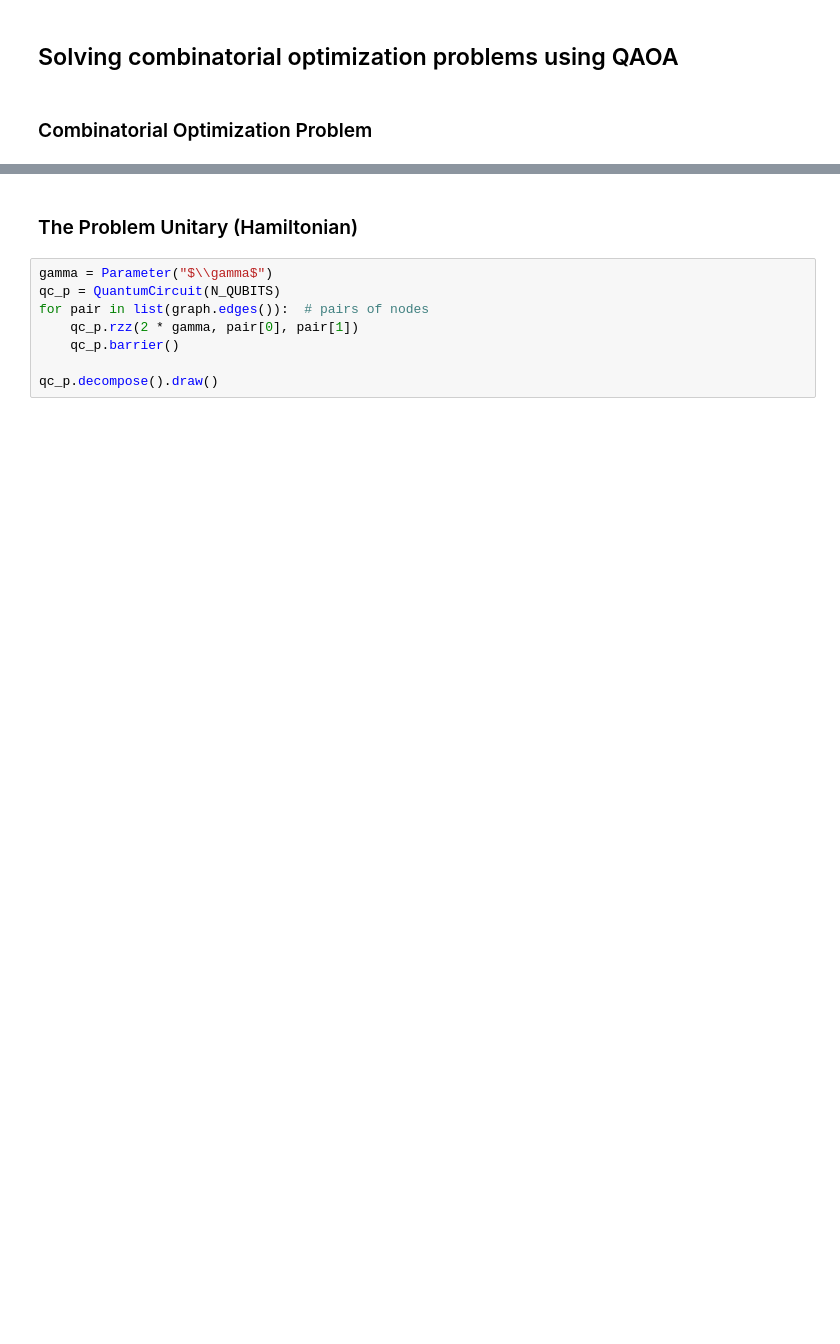
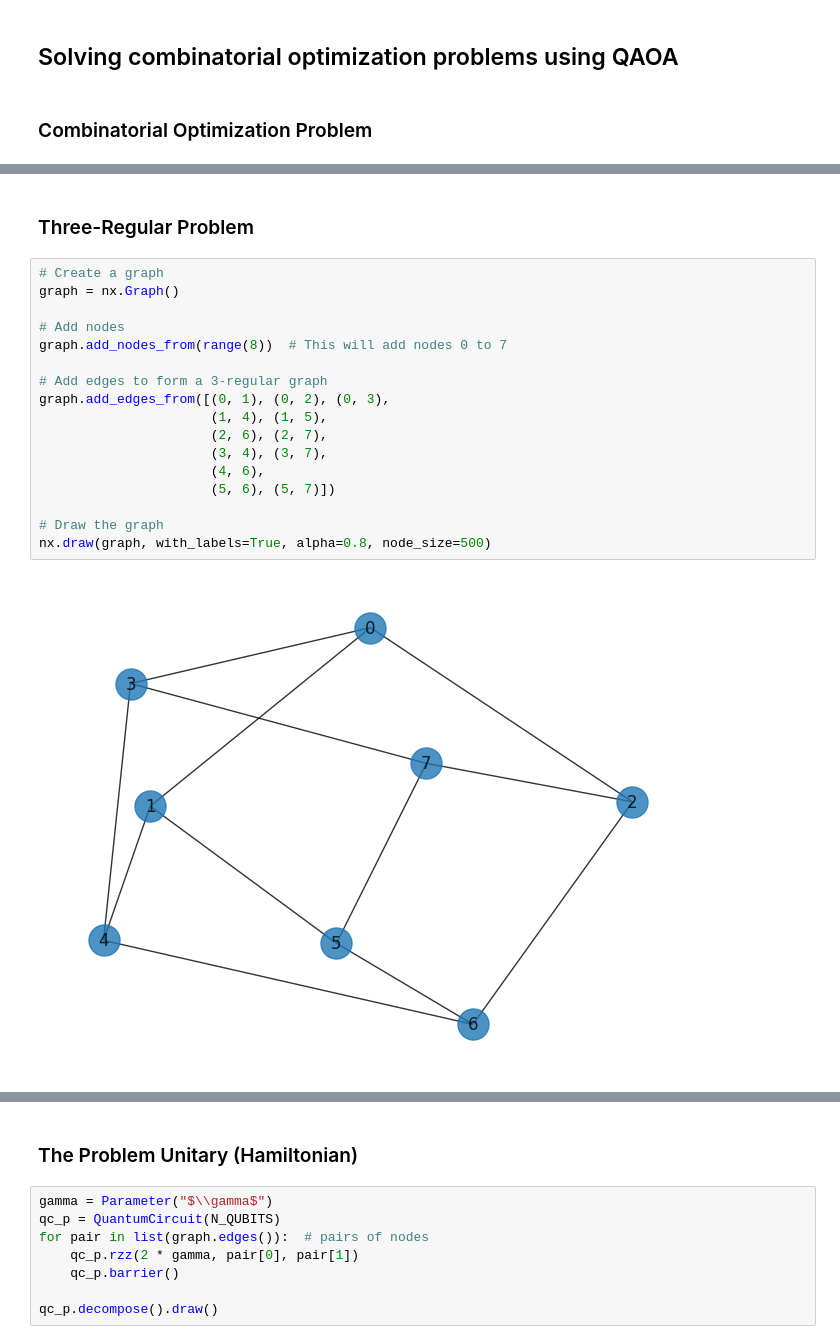
Before and after one commit to Louisanity/HamilToniQ, a Jupyter notebook: Max_Cut_MixingH.ipynb, the cells around one changed output, grey strips where cells are left out. Cells and saved outputs as stored; diff of their text form; blank space fills up the shorter version.

```diff
--- a/Max_Cut_MixingH.ipynb
+++ b/Max_Cut_MixingH.ipynb
@@ -12,0 +23,21 @@ nx.draw(graph, with_labels=True, alpha=0.8, node_size=500)
+# %% [markdown]
+### Three-Regular Problem
+# %%
+# Create a graph
+graph = nx.Graph()
+
+# Add nodes
+graph.add_nodes_from(range(8))  # This will add nodes 0 to 7
+
+# Add edges to form a 3-regular graph
+graph.add_edges_from([(0, 1), (0, 2), (0, 3),
+                      (1, 4), (1, 5),
+                      (2, 6), (2, 7),
+                      (3, 4), (3, 7),
+                      (4, 6),
+                      (5, 6), (5, 7)])
+
+# Draw the graph
+nx.draw(graph, with_labels=True, alpha=0.8, node_size=500)
+# %% [output]
+[figure, added]
```
Also changed, not shown: parts of 12 cells of this notebook.
